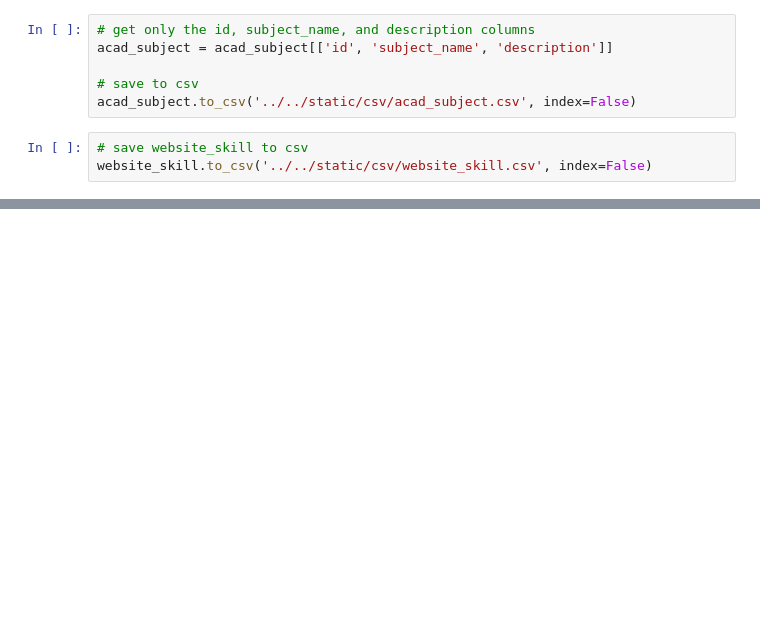
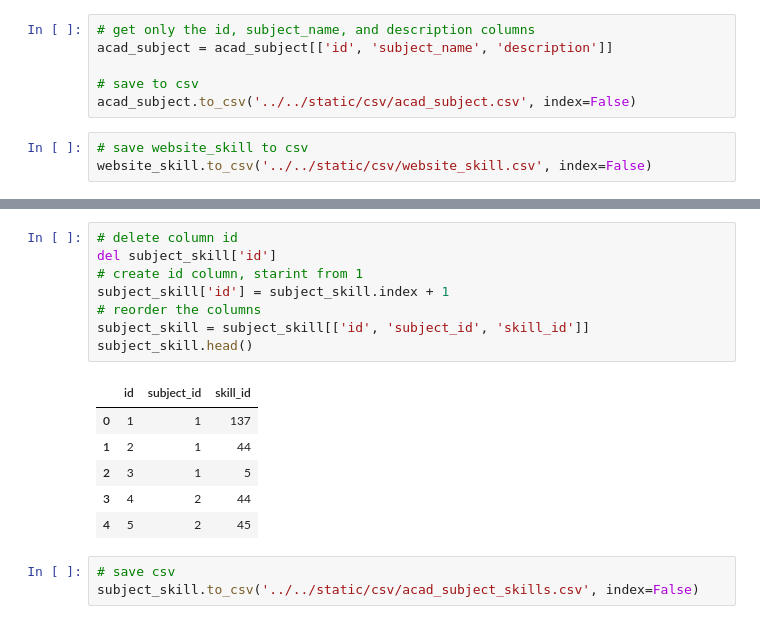
Before and after one commit to ron-ligsay/course-u, a Jupyter notebook: course_u/src/notebooks/course_subjects.ipynb, the cells around one changed output, grey strips where cells are left out. Cells and saved outputs as stored; diff of their text form; blank space fills up the shorter version.

```diff
--- a/course_u/src/notebooks/course_subjects.ipynb
+++ b/course_u/src/notebooks/course_subjects.ipynb
@@ -202,0 +214,18 @@ website_skill.to_csv('../../static/csv/website_skill.csv', index=False)
+# %%
+# delete column id
+del subject_skill['id']
+# create id column, starint from 1
+subject_skill['id'] = subject_skill.index + 1
+# reorder the columns
+subject_skill = subject_skill[['id', 'subject_id', 'skill_id']]
+subject_skill.head()
+# %% [output]
+|  | id | subject_id | skill_id |
+| 0 | 1 | 1 | 137 |
+| 1 | 2 | 1 | 44 |
+| 2 | 3 | 1 | 5 |
+| 3 | 4 | 2 | 44 |
+| 4 | 5 | 2 | 45 |
+# %%
+# save csv
+subject_skill.to_csv('../../static/csv/acad_subject_skills.csv', index=False)
```
Also changed, not shown: parts of 1 cell of this notebook.
